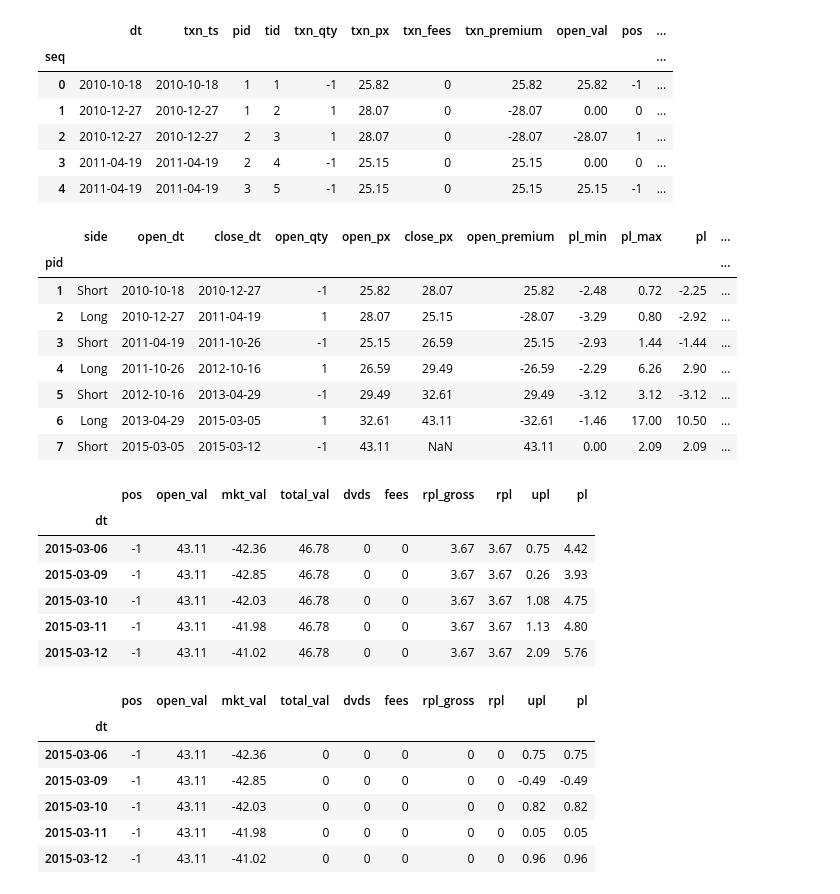
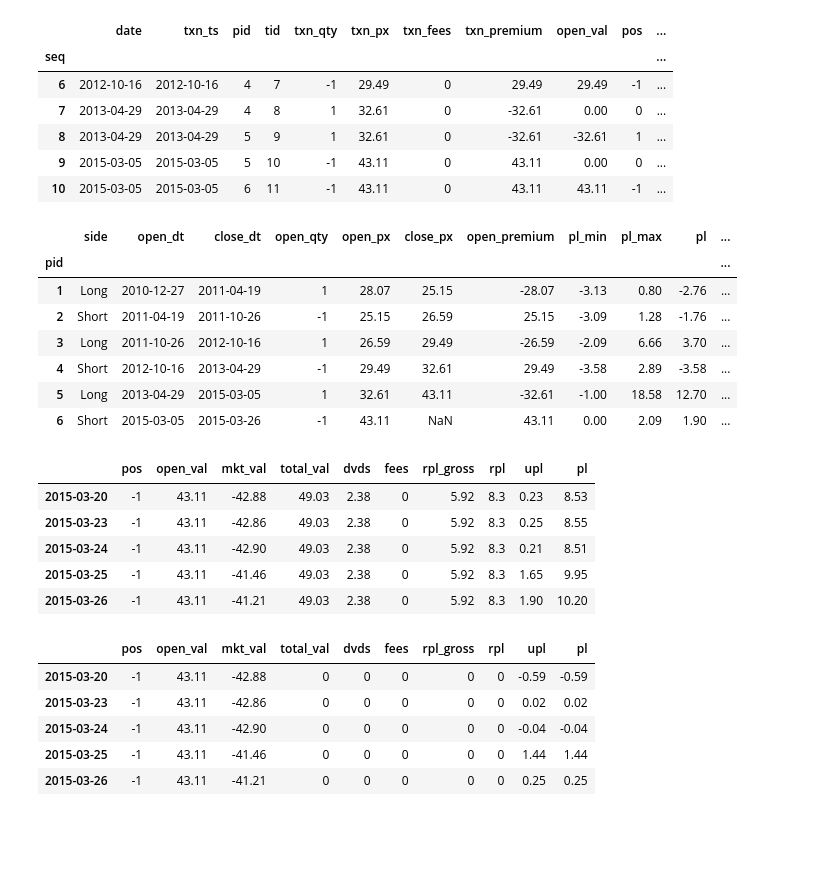
Before and after one commit to bpsmith/tia, a Jupyter notebook: examples/backtest.ipynb, the cells around one changed output. Saved outputs shown, nothing was run; the diff lists cells and outputs as text; code cells hidden in the pictures; blank space fills up the shorter version.

```diff
--- a/examples/backtest.ipynb
+++ b/examples/backtest.ipynb
@@ -8,12 +8,12 @@ from tia.analysis.model.ret import BasicRets
 import matplotlib.pyplot as plt
 # %%
 # drop adj close & volume for example sake
-msft = get_data_yahoo('MSFT', start='1/1/2010')
+msft = load_yahoo_stock('MSFT', start='1/1/2010')
 # %%
 %matplotlib inline
 # %%
 # build signal when 50d crosses 200d
-moving_avgs = pd.DataFrame({'50': ta.sma(msft.Close, 50), '200': ta.sma(msft.Close, 200)})
+moving_avgs = pd.DataFrame({'50': ta.sma(msft.pxs.close, 50), '200': ta.sma(msft.pxs.close, 200)})
 signal = ta.cross_signal(moving_avgs['50'], moving_avgs['200']).dropna()
 # keep only entry
 entry_signal = signal.copy()
@@ -31,5 +31,5 @@ for i, v in entry_signal.iteritems():
 # %%
 # Can get the set of trades created by this signal
-trades = ta.Signal(signal).close_to_close(msft.Close)
+trades = ta.Signal(signal).close_to_close(msft.pxs.close)
 trades
 # %% [output]
@@ -49,50 +47,46 @@ trades
 # %%
 # construct a portfolio from the trades
-pricer = PortfolioPricer(closing_pxs=msft.Close)
-port = SingleAssetPortfolio(pricer, trades)
+port = SingleAssetPortfolio(msft, trades)
 # %%
 # Show each of the individial transactions
-port.txns.frame.head()
+port.txns.frame.tail()
 # %% [output]
-|  | dt | txn_ts | pid | tid | txn_qty | txn_px | txn_fees | txn_premium | open_val | pos | ... |
+|  | date | txn_ts | pid | tid | txn_qty | txn_px | txn_fees | txn_premium | open_val | pos | ... |
 | seq |  |  |  |  |  |  |  |  |  |  | ... |
-| 0 | 2010-10-18 | 2010-10-18 | 1 | 1 | -1 | 25.82 | 0 | 25.82 | 25.82 | -1 | ... |
-| 1 | 2010-12-27 | 2010-12-27 | 1 | 2 | 1 | 28.07 | 0 | -28.07 | 0.00 | 0 | ... |
-| 2 | 2010-12-27 | 2010-12-27 | 2 | 3 | 1 | 28.07 | 0 | -28.07 | -28.07 | 1 | ... |
-| 3 | 2011-04-19 | 2011-04-19 | 2 | 4 | -1 | 25.15 | 0 | 25.15 | 0.00 | 0 | ... |
-| 4 | 2011-04-19 | 2011-04-19 | 3 | 5 | -1 | 25.15 | 0 | 25.15 | 25.15 | -1 | ... |
+| 6 | 2012-10-16 | 2012-10-16 | 4 | 7 | -1 | 29.49 | 0 | 29.49 | 29.49 | -1 | ... |
+| 7 | 2013-04-29 | 2013-04-29 | 4 | 8 | 1 | 32.61 | 0 | -32.61 | 0.00 | 0 | ... |
+| 8 | 2013-04-29 | 2013-04-29 | 5 | 9 | 1 | 32.61 | 0 | -32.61 | -32.61 | 1 | ... |
+| 9 | 2015-03-05 | 2015-03-05 | 5 | 10 | -1 | 43.11 | 0 | 43.11 | 0.00 | 0 | ... |
+| 10 | 2015-03-05 | 2015-03-05 | 6 | 11 | -1 | 43.11 | 0 | 43.11 | 43.11 | -1 | ... |
 # %%
 # Show the position summary
-port.positions.summary
+port.positions.frame
 # %% [output]
 |  | side | open_dt | close_dt | open_qty | open_px | close_px | open_premium | pl_min | pl_max | pl | ... |
 | pid |  |  |  |  |  |  |  |  |  |  | ... |
-| 1 | Short | 2010-10-18 | 2010-12-27 | -1 | 25.82 | 28.07 | 25.82 | -2.48 | 0.72 | -2.25 | ... |
-| 2 | Long | 2010-12-27 | 2011-04-19 | 1 | 28.07 | 25.15 | -28.07 | -3.29 | 0.80 | -2.92 | ... |
-| 3 | Short | 2011-04-19 | 2011-10-26 | -1 | 25.15 | 26.59 | 25.15 | -2.93 | 1.44 | -1.44 | ... |
-| 4 | Long | 2011-10-26 | 2012-10-16 | 1 | 26.59 | 29.49 | -26.59 | -2.29 | 6.26 | 2.90 | ... |
-| 5 | Short | 2012-10-16 | 2013-04-29 | -1 | 29.49 | 32.61 | 29.49 | -3.12 | 3.12 | -3.12 | ... |
-| 6 | Long | 2013-04-29 | 2015-03-05 | 1 | 32.61 | 43.11 | -32.61 | -1.46 | 17.00 | 10.50 | ... |
-| 7 | Short | 2015-03-05 | 2015-03-12 | -1 | 43.11 | NaN | 43.11 | 0.00 | 2.09 | 2.09 | ... |
+| 1 | Long | 2010-12-27 | 2011-04-19 | 1 | 28.07 | 25.15 | -28.07 | -3.13 | 0.80 | -2.76 | ... |
+| 2 | Short | 2011-04-19 | 2011-10-26 | -1 | 25.15 | 26.59 | 25.15 | -3.09 | 1.28 | -1.76 | ... |
+| 3 | Long | 2011-10-26 | 2012-10-16 | 1 | 26.59 | 29.49 | -26.59 | -2.09 | 6.66 | 3.70 | ... |
+| 4 | Short | 2012-10-16 | 2013-04-29 | -1 | 29.49 | 32.61 | 29.49 | -3.58 | 2.89 | -3.58 | ... |
+| 5 | Long | 2013-04-29 | 2015-03-05 | 1 | 32.61 | 43.11 | -32.61 | -1.00 | 18.58 | 12.70 | ... |
+| 6 | Short | 2015-03-05 | 2015-03-26 | -1 | 43.11 | NaN | 43.11 | 0.00 | 2.09 | 1.90 | ... |
 # %%
 # Live-to-date profit & loss frame
 port.ltd_pl_frame.tail()
 # %% [output]
 |  | pos | open_val | mkt_val | total_val | dvds | fees | rpl_gross | rpl | upl | pl |
-| dt |  |  |  |  |  |  |  |  |  |  |
-| 2015-03-06 | -1 | 43.11 | -42.36 | 46.78 | 0 | 0 | 3.67 | 3.67 | 0.75 | 4.42 |
-| 2015-03-09 | -1 | 43.11 | -42.85 | 46.78 | 0 | 0 | 3.67 | 3.67 | 0.26 | 3.93 |
-| 2015-03-10 | -1 | 43.11 | -42.03 | 46.78 | 0 | 0 | 3.67 | 3.67 | 1.08 | 4.75 |
-| 2015-03-11 | -1 | 43.11 | -41.98 | 46.78 | 0 | 0 | 3.67 | 3.67 | 1.13 | 4.80 |
-| 2015-03-12 | -1 | 43.11 | -41.02 | 46.78 | 0 | 0 | 3.67 | 3.67 | 2.09 | 5.76 |
+| 2015-03-20 | -1 | 43.11 | -42.88 | 49.03 | 2.38 | 0 | 5.92 | 8.3 | 0.23 | 8.53 |
+| 2015-03-23 | -1 | 43.11 | -42.86 | 49.03 | 2.38 | 0 | 5.92 | 8.3 | 0.25 | 8.55 |
+| 2015-03-24 | -1 | 43.11 | -42.90 | 49.03 | 2.38 | 0 | 5.92 | 8.3 | 0.21 | 8.51 |
+| 2015-03-25 | -1 | 43.11 | -41.46 | 49.03 | 2.38 | 0 | 5.92 | 8.3 | 1.65 | 9.95 |
+| 2015-03-26 | -1 | 43.11 | -41.21 | 49.03 | 2.38 | 0 | 5.92 | 8.3 | 1.90 | 10.20 |
 # %%
 # daily profit & loss frame
 port.dly_pl_frame.tail()
 # %% [output]
 |  | pos | open_val | mkt_val | total_val | dvds | fees | rpl_gross | rpl | upl | pl |
-| dt |  |  |  |  |  |  |  |  |  |  |
-| 2015-03-06 | -1 | 43.11 | -42.36 | 0 | 0 | 0 | 0 | 0 | 0.75 | 0.75 |
-| 2015-03-09 | -1 | 43.11 | -42.85 | 0 | 0 | 0 | 0 | 0 | -0.49 | -0.49 |
-| 2015-03-10 | -1 | 43.11 | -42.03 | 0 | 0 | 0 | 0 | 0 | 0.82 | 0.82 |
-| 2015-03-11 | -1 | 43.11 | -41.98 | 0 | 0 | 0 | 0 | 0 | 0.05 | 0.05 |
-| 2015-03-12 | -1 | 43.11 | -41.02 | 0 | 0 | 0 | 0 | 0 | 0.96 | 0.96 |
+| 2015-03-20 | -1 | 43.11 | -42.88 | 0 | 0 | 0 | 0 | 0 | -0.59 | -0.59 |
+| 2015-03-23 | -1 | 43.11 | -42.86 | 0 | 0 | 0 | 0 | 0 | 0.02 | 0.02 |
+| 2015-03-24 | -1 | 43.11 | -42.90 | 0 | 0 | 0 | 0 | 0 | -0.04 | -0.04 |
+| 2015-03-25 | -1 | 43.11 | -41.46 | 0 | 0 | 0 | 0 | 0 | 1.44 | 1.44 |
+| 2015-03-26 | -1 | 43.11 | -41.21 | 0 | 0 | 0 | 0 | 0 | 0.25 | 0.25 |
```
Also changed, not shown: parts of 9 cells of this notebook, 1 other file.
